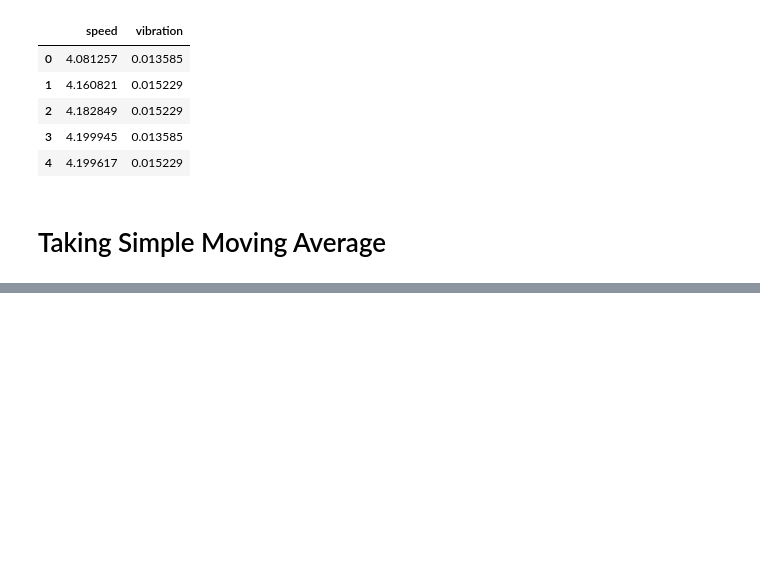
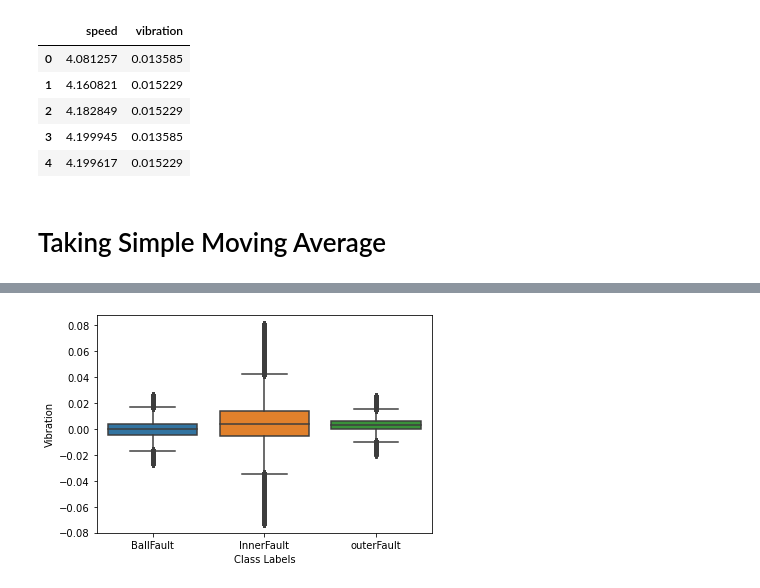
Before and after one commit to bahmad6890/machine-learning, a Jupyter notebook: merged.ipynb, the cells around one changed output, grey strips where cells are left out. Drawn from its saved outputs; the diff is of its cells as text; code cells hidden in the pictures; blank space fills up the shorter version.

```diff
--- a/merged.ipynb
+++ b/merged.ipynb
@@ -1049,0 +1281,14 @@ df
+# %%
+g = sns.boxplot(x = 'Faults',y = 'vibration_SMA', data = BIO_datasets)
+
+#plt.legend(loc=2)
+plt.ylabel("Vibration")
+plt.xlabel("Class Labels")
+#plt.tick_params(axis='both',labelsize=14)
+
+#g.legend(loc= 'upper right')
+#g.legend_.set_title('Faults')
+
+plt.savefig("../figures/filtered/Three datasets vibration amplitudes vs speed.png", bbox_inches='tight', dpi=1200)
+# %% [output]
+[figure, added]
```
Also changed, not shown: parts of 29 cells of this notebook.
